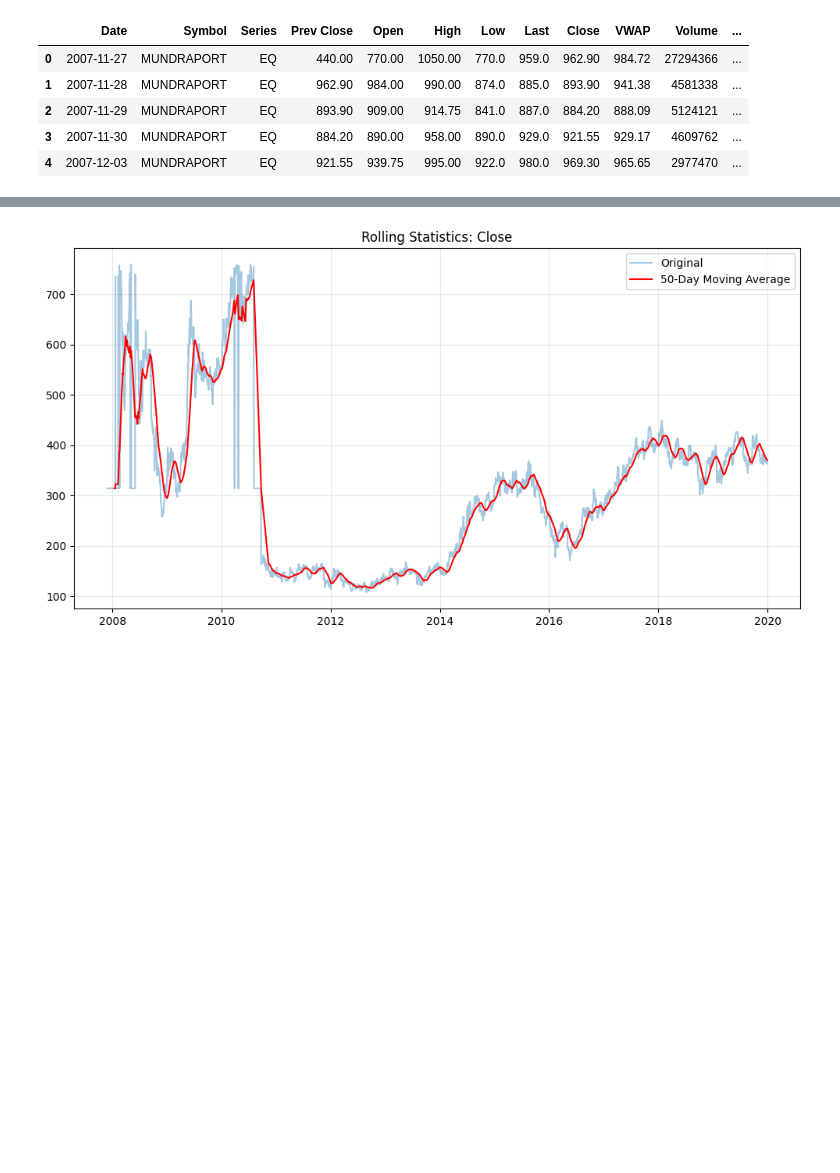
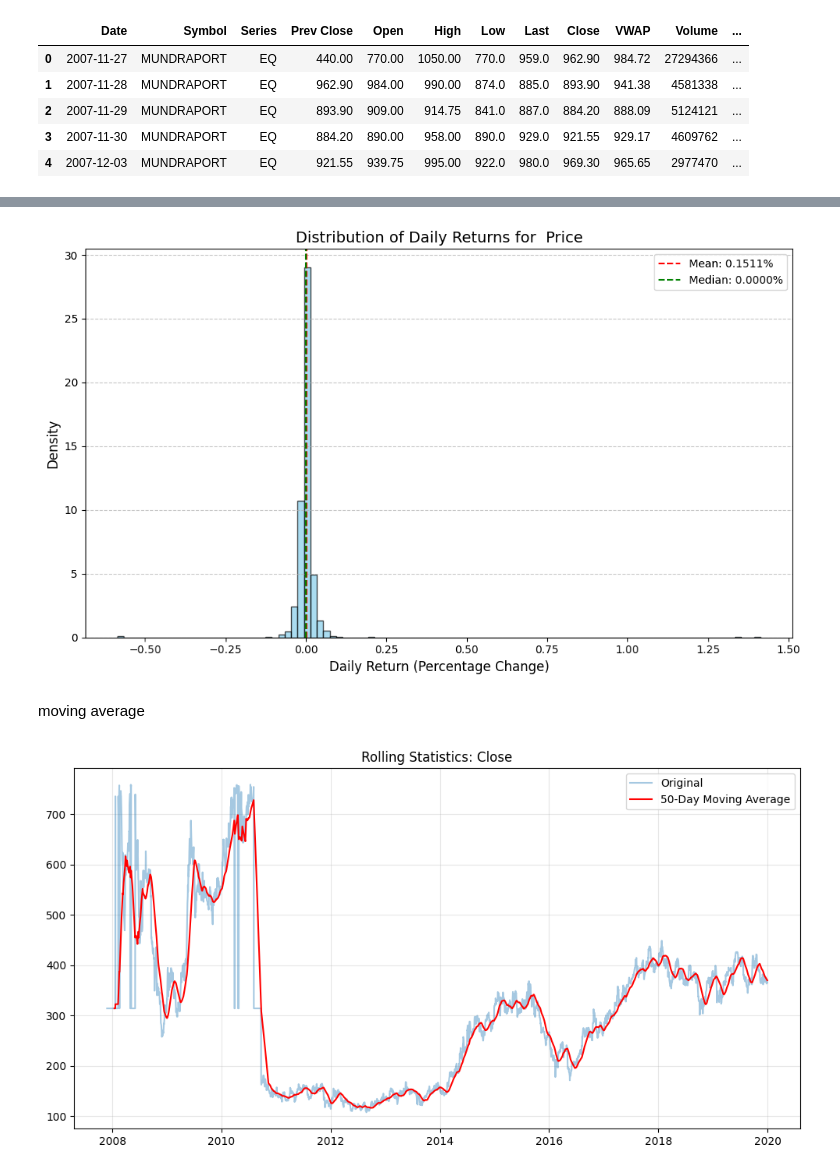
Before and after one commit to RahimiLili/TimeSeries_Analysis_Project, a Jupyter notebook: notebooks/Timeseri_analysis.ipynb, the cells around one changed output, grey strips where cells are left out. Drawn from its saved outputs; the diff is of its cells as text; code cells hidden in the pictures; blank space fills up the shorter version.

```diff
--- a/notebooks/Timeseri_analysis.ipynb
+++ b/notebooks/Timeseri_analysis.ipynb
@@ -29 +148,8 @@ Data cleaned and gaps filled via interpolation.
+# %%
+daily_ret = analyzer.daily_returns()
+viz.plot_daily_returns_distribution(daily_ret)
+# %% [output]
+[figure, added]
+# %% [markdown]
+moving average
 # %%
```
Also changed, not shown: parts of 26 cells of this notebook, 8 other files.
